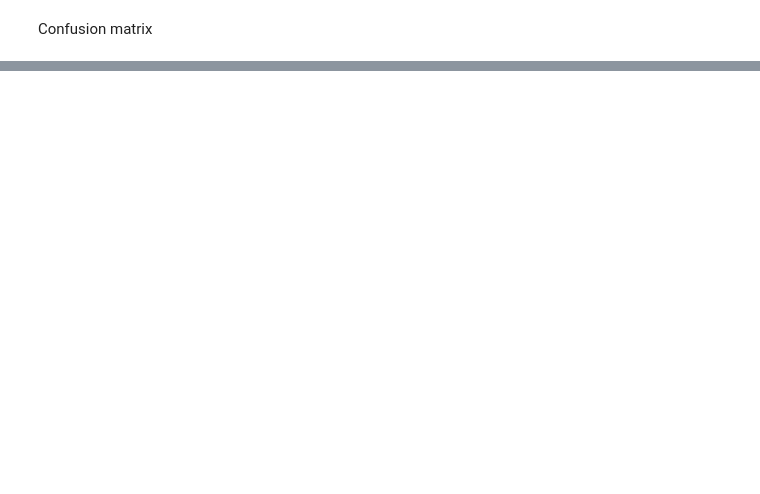
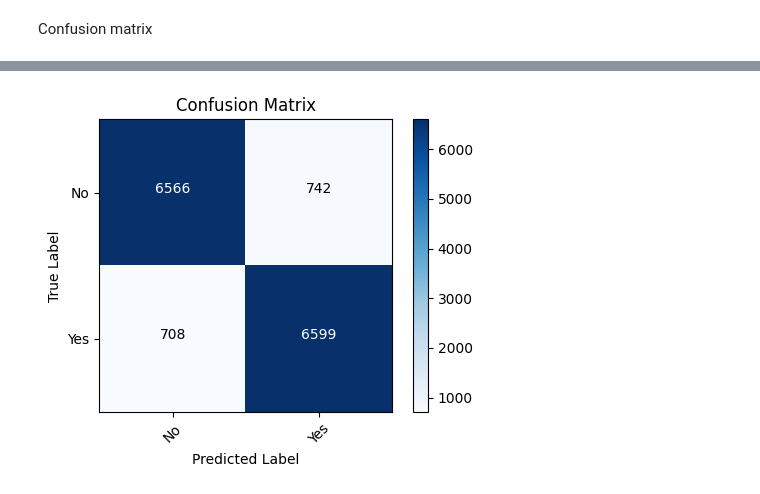
Before and after one commit to TharinsaMudalige/Simple_Classification_for_Bank_Marketing_Dataset, a Jupyter notebook: Machine_Learning_CW.ipynb, the cells around one changed output, grey strips where cells are left out. Cells and saved outputs as stored; diff of their text form; code cells hidden in the pictures; blank space fills up the shorter version.

```diff
--- a/Machine_Learning_CW.ipynb
+++ b/Machine_Learning_CW.ipynb
@@ -368,0 +374,30 @@ Confusion matrix
+# %%
+y_pred = (model.predict(X_test) > 0.5).astype(int)
+
+matrix = confusion_matrix(y_test, y_pred)
+
+# Ploting the confusion matrix
+def plot_confusion_matrix(cm, classes, title='Confusion Matrix', cmap=plt.cm.Blues):
+    plt.figure(figsize=(5, 4))
+    plt.imshow(cm, interpolation='nearest', cmap=cmap)
+    plt.title(title)
+    plt.colorbar()
+    tick_marks = np.arange(len(classes))
+    plt.xticks(tick_marks, classes, rotation=45)
+    plt.yticks(tick_marks, classes)
+
+
+    thresh = cm.max() / 2
+    for i, j in itertools.product(range(cm.shape[0]), range(cm.shape[1])):
+        plt.text(j, i, f"{cm[i, j]}", horizontalalignment="center",
+                 color="white" if cm[i, j] > thresh else "black")
+
+    plt.ylabel('True Label')
+    plt.xlabel('Predicted Label')
+    plt.tight_layout()
+
+class_names = ['No', 'Yes']
+
+plot_confusion_matrix(matrix, classes=class_names, title='Confusion Matrix')
+plt.show()
+# %% [output]
@@ -368,0 +405 @@ Confusion matrix
+[figure, added]
```
Also changed, not shown: parts of 5 cells of this notebook.
